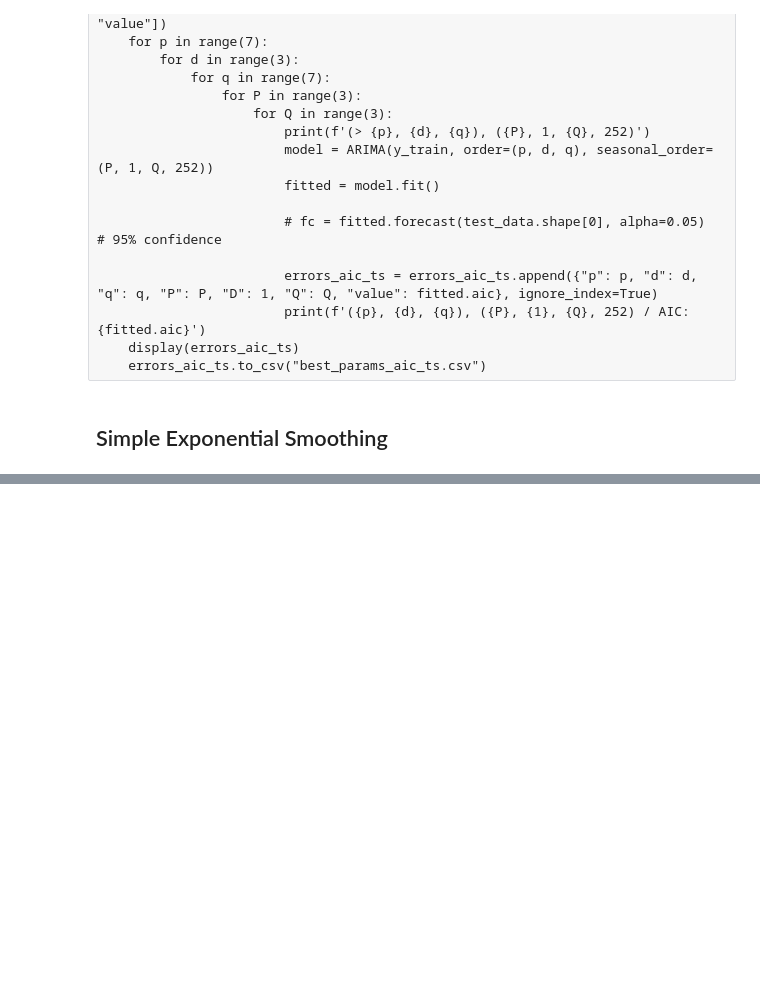
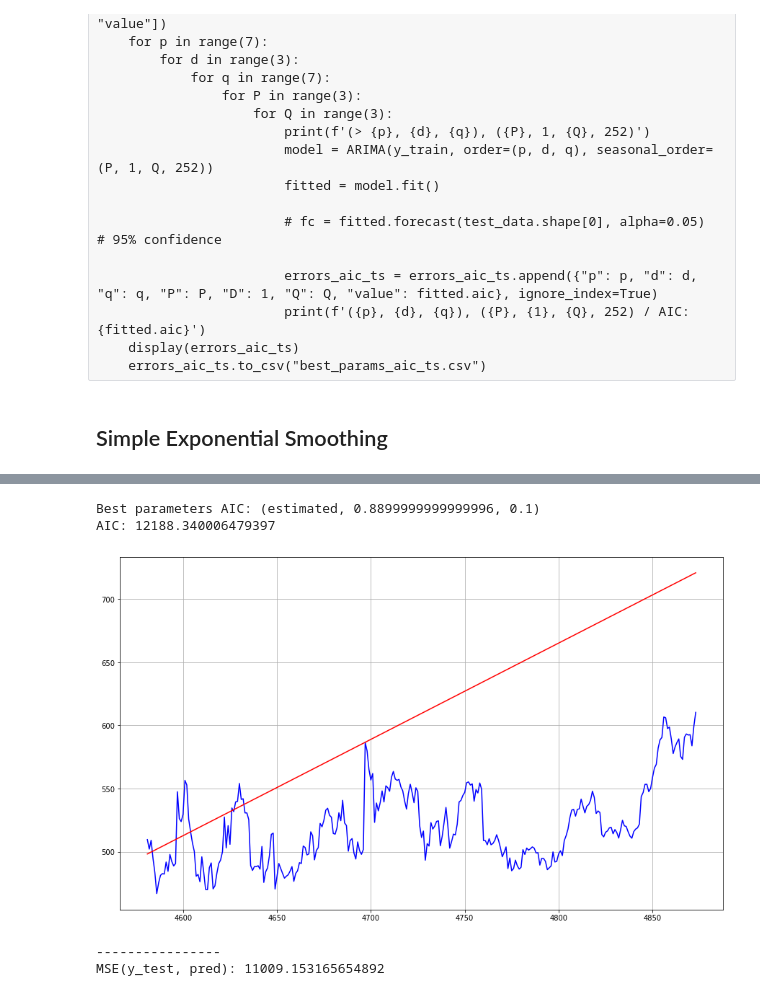
Before and after one commit to tfernandes14/ASTP-Project, a Jupyter notebook: Project.ipynb, the cells around one changed output, grey strips where cells are left out. Drawn from its saved outputs; the diff is of its cells as text; code cells hidden in the pictures; blank space fills up the shorter version.

```diff
--- a/Project.ipynb
+++ b/Project.ipynb
@@ -767,0 +851,24 @@ model = SimpleExpSmoothing(y_train, initialization_method="heuristic")
+# %%
+mini_bic = np.min(des_bic["value"])
+row_bic = des_bic[des_bic["value"] == mini_bic]
+method_bic, alpha_bic, beta_bic = row_bic["method"].values[0], row_bic["alpha"].values[0], row_bic["beta"].values[0]
+
+print(f'Best parameters AIC: ({method_bic}, {alpha_bic}, {beta_bic})\nAIC: {mini_bic}')
+
+model = Holt(y_train, initialization_method=method_bic)
+fitted = model.fit(smoothing_level=alpha_bic, smoothing_trend=beta_bic)  # 0.2 / 0.42
+
+fcast = fitted.forecast(len(y_test))
+
+plt.figure()
+plt.plot(y_test, c='blue', label='True values')
+plt.plot(fcast, c='red', label='Prediction')
+plt.show()
+
+print(f"----------------\nMSE(y_test, pred): {mean_squared_error(y_test, fcast)}")
+# %% [output]
+Best parameters AIC: (estimated, 0.8899999999999996, 0.1)
+AIC: 12188.340006479397
+[figure, added]
+----------------
+MSE(y_test, pred): 11009.153165654892
```
Also changed, not shown: parts of 10 cells of this notebook, 5 other files.
